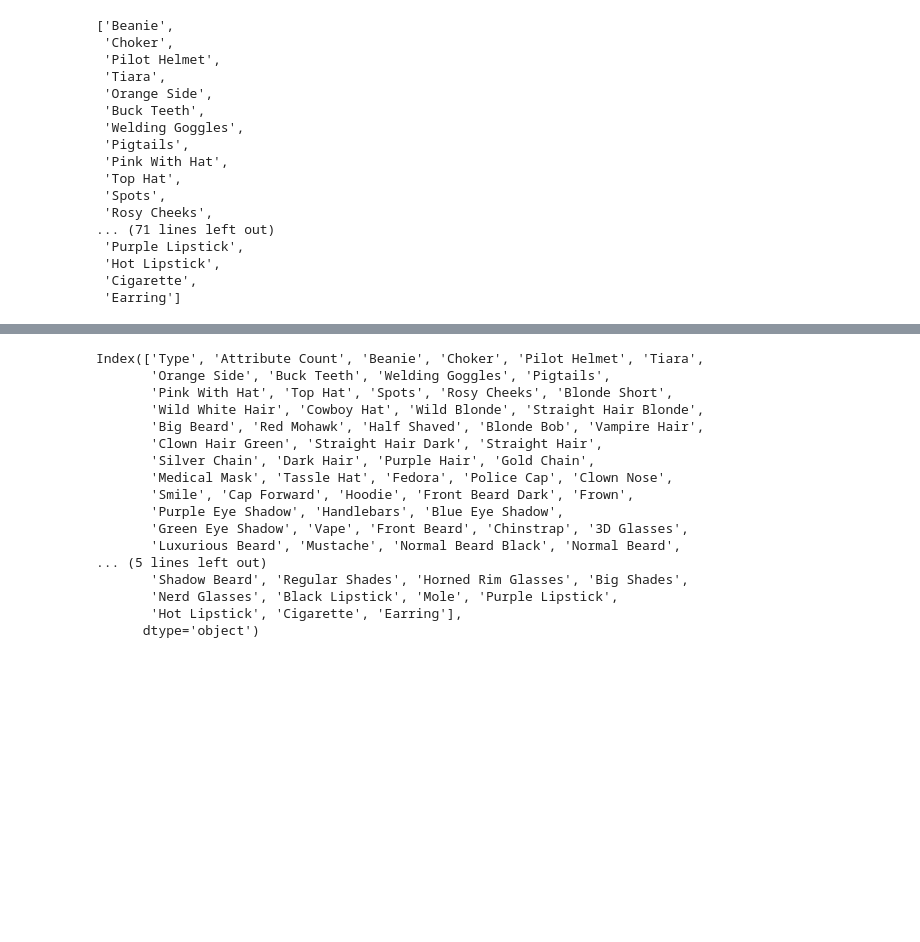
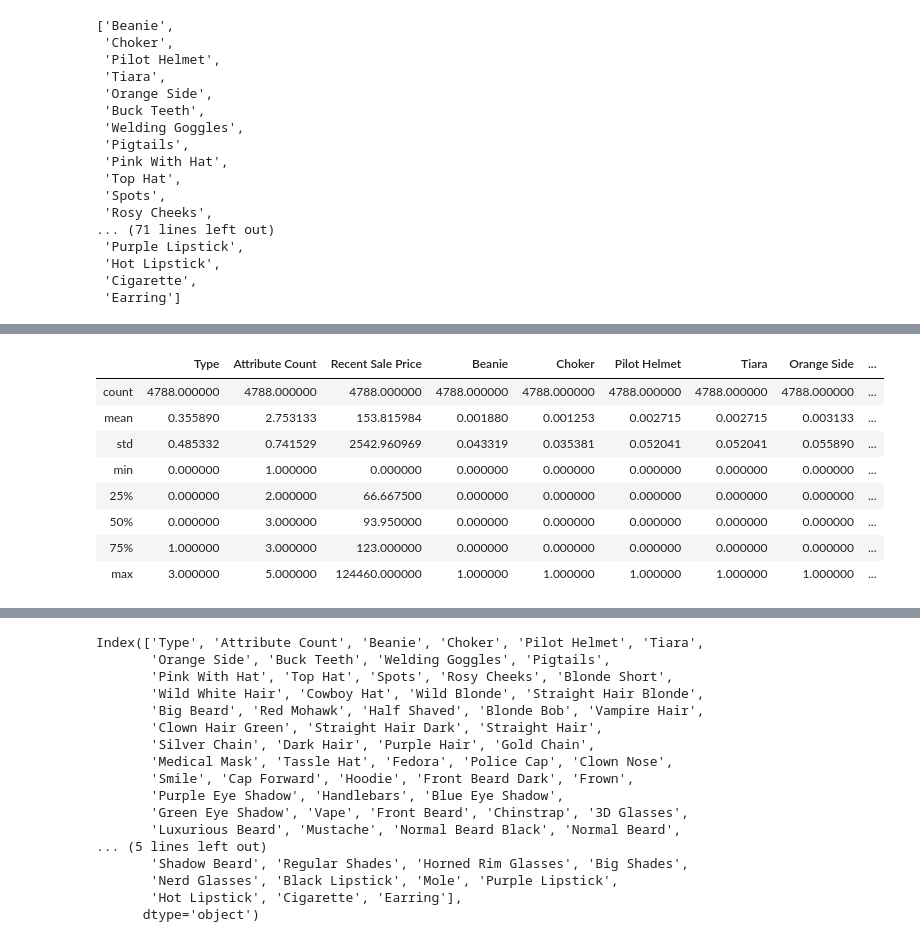
Before and after one commit to fahimahmedx/cryptopunks, a Jupyter notebook: analysis.ipynb, the cells around one changed output, grey strips where cells are left out. Drawn from its saved outputs; the diff is of its cells as text; code cells hidden in the pictures; blank space fills up the shorter version.

```diff
--- a/analysis.ipynb
+++ b/analysis.ipynb
@@ -192,0 +201,12 @@ Length: 90, dtype: object
+# %%
+correlation_df.describe()
+# %% [output]
+|  | Type | Attribute Count | Recent Sale Price | Beanie | Choker | Pilot Helmet | Tiara | Orange Side | ... |
+| count | 4788.000000 | 4788.000000 | 4788.000000 | 4788.000000 | 4788.000000 | 4788.000000 | 4788.000000 | 4788.000000 | ... |
+| mean | 0.355890 | 2.753133 | 153.815984 | 0.001880 | 0.001253 | 0.002715 | 0.002715 | 0.003133 | ... |
+| std | 0.485332 | 0.741529 | 2542.960969 | 0.043319 | 0.035381 | 0.052041 | 0.052041 | 0.055890 | ... |
+| min | 0.000000 | 1.000000 | 0.000000 | 0.000000 | 0.000000 | 0.000000 | 0.000000 | 0.000000 | ... |
+| 25% | 0.000000 | 2.000000 | 66.667500 | 0.000000 | 0.000000 | 0.000000 | 0.000000 | 0.000000 | ... |
+| 50% | 0.000000 | 3.000000 | 93.950000 | 0.000000 | 0.000000 | 0.000000 | 0.000000 | 0.000000 | ... |
+| 75% | 1.000000 | 3.000000 | 123.000000 | 0.000000 | 0.000000 | 0.000000 | 0.000000 | 0.000000 | ... |
+| max | 3.000000 | 5.000000 | 124460.000000 | 1.000000 | 1.000000 | 1.000000 | 1.000000 | 1.000000 | ... |
```
Also changed, not shown: parts of 25 cells of this notebook.
